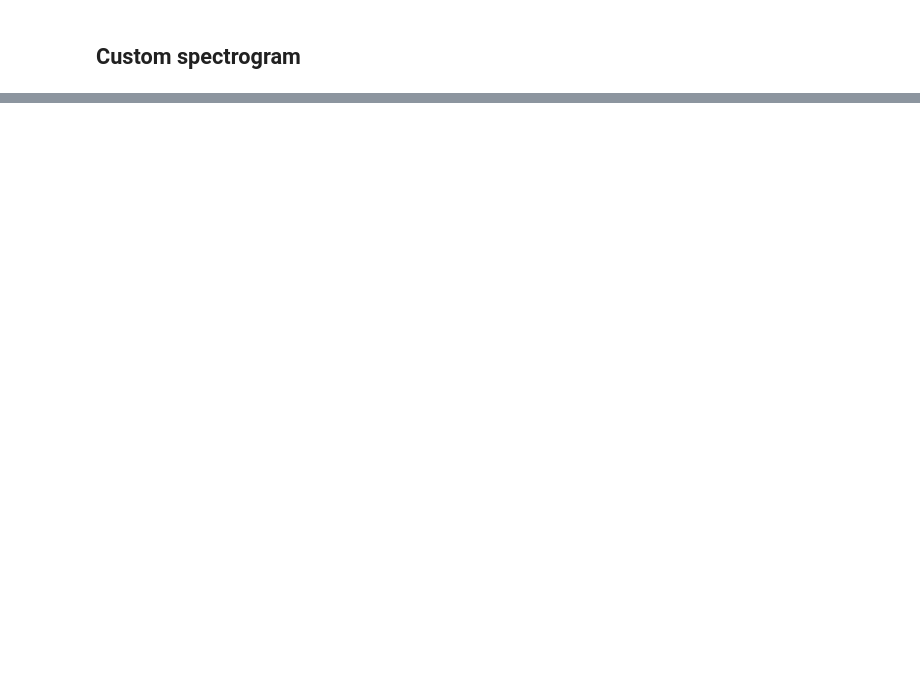
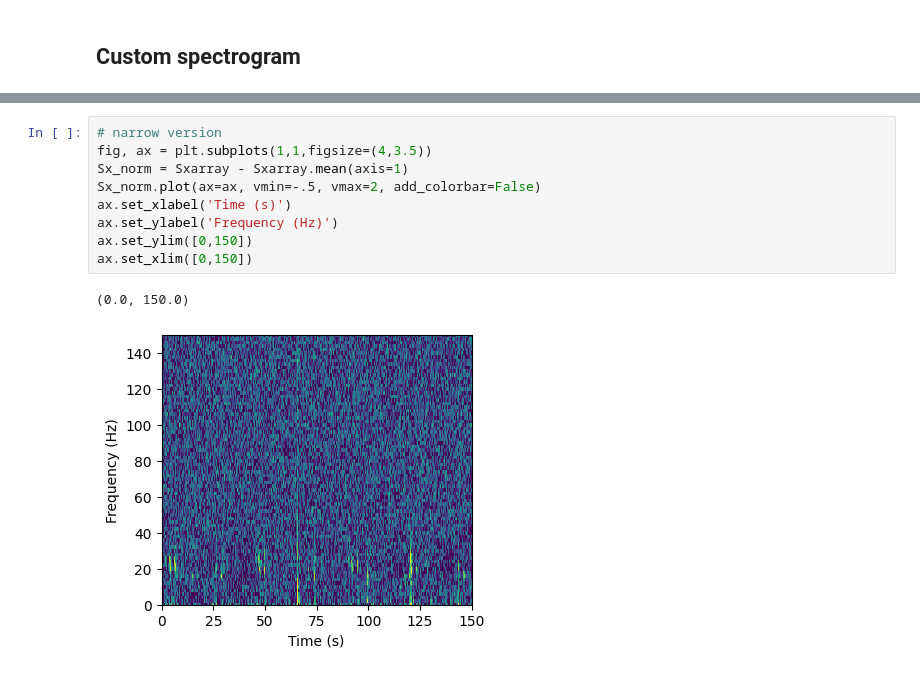
Before and after one commit to Waveform-Analytics/ooi-explore, a Jupyter notebook: quick_checks.ipynb, the cells around one changed output, grey strips where cells are left out. Saved outputs shown, nothing was run; the diff lists cells and outputs as text; blank space fills up the shorter version.

```diff
--- a/quick_checks.ipynb
+++ b/quick_checks.ipynb
@@ -86,0 +81,12 @@ ax.set_ylim([0,100]);
+# %%
+# narrow version
+fig, ax = plt.subplots(1,1,figsize=(4,3.5))
+Sx_norm = Sxarray - Sxarray.mean(axis=1)
+Sx_norm.plot(ax=ax, vmin=-.5, vmax=2, add_colorbar=False)
+ax.set_xlabel('Time (s)')
+ax.set_ylabel('Frequency (Hz)')
+ax.set_ylim([0,150])
+ax.set_xlim([0,150])
+# %% [output]
+(0.0, 150.0)
+[figure, added]
```
Also changed, not shown: parts of 5 cells of this notebook.
